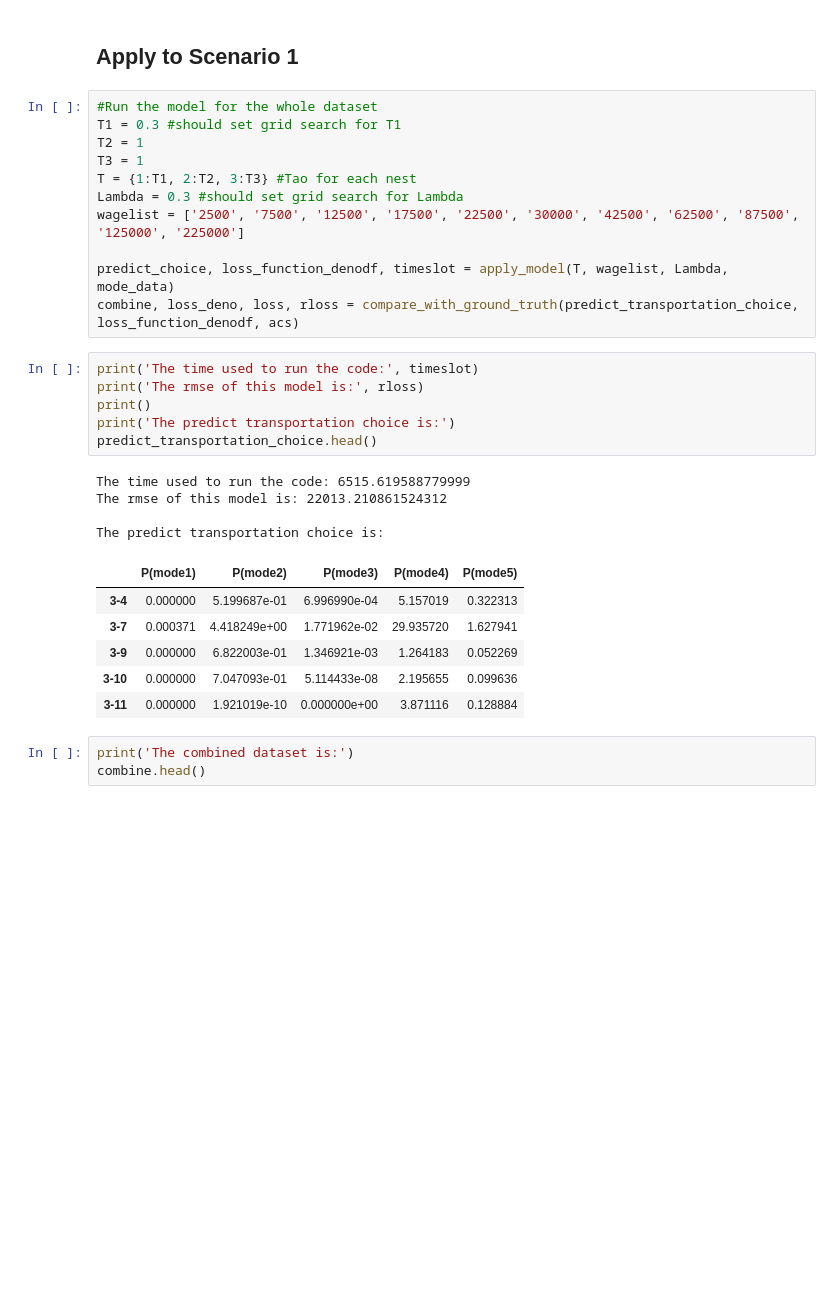
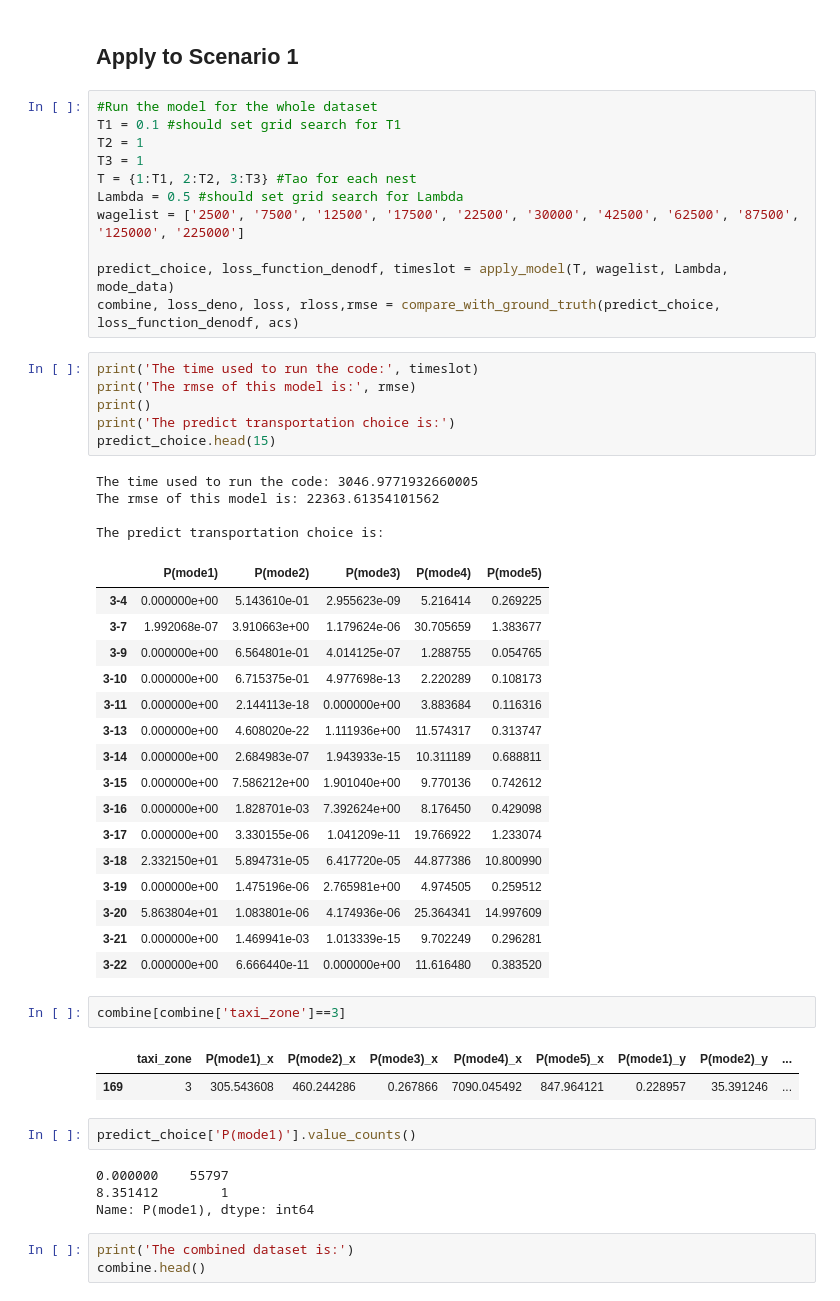
Before and after one commit to Rufei-Sheng/Manhattan-Congestion-Surcharge-Capstone, a Jupyter notebook: modeling/modeling_update_7_17.ipynb, the cells around one changed output. Cells and saved outputs as stored; diff of their text form; blank space fills up the shorter version.

```diff
--- a/modeling/modeling_update_7_17.ipynb
+++ b/modeling/modeling_update_7_17.ipynb
@@ -378,32 +378,53 @@ with open('tuning_rmse.txt','w') as f:
 ## Apply to Scenario 1
 # %%
 #Run the model for the whole dataset
-T1 = 0.3 #should set grid search for T1
+T1 = 0.1 #should set grid search for T1
 T2 = 1
 T3 = 1
 T = {1:T1, 2:T2, 3:T3} #Tao for each nest
-Lambda = 0.3 #should set grid search for Lambda
+Lambda = 0.5 #should set grid search for Lambda
 wagelist = ['2500', '7500', '12500', '17500', '22500', '30000', '42500', '62500', '87500', '125000', '225000']
 
 predict_choice, loss_function_denodf, timeslot = apply_model(T, wagelist, Lambda, mode_data)
-combine, loss_deno, loss, rloss = compare_with_ground_truth(predict_transportation_choice, loss_function_denodf, acs)
+combine, loss_deno, loss, rloss,rmse = compare_with_ground_truth(predict_choice, loss_function_denodf, acs)
 # %%
 print('The time used to run the code:', timeslot)
-print('The rmse of this model is:', rloss)
+print('The rmse of this model is:', rmse)
 print()
 print('The predict transportation choice is:')
-predict_transportation_choice.head()
+predict_choice.head(15)
 # %% [output]
-The time used to run the code: 6515.619588779999
-The rmse of this model is: 22013.210861524312
+The time used to run the code: 3046.9771932660005
+The rmse of this model is: 22363.61354101562
 
 The predict transportation choice is:
 |  | P(mode1) | P(mode2) | P(mode3) | P(mode4) | P(mode5) |
-| 3-4 | 0.000000 | 5.199687e-01 | 6.996990e-04 | 5.157019 | 0.322313 |
-| 3-7 | 0.000371 | 4.418249e+00 | 1.771962e-02 | 29.935720 | 1.627941 |
-| 3-9 | 0.000000 | 6.822003e-01 | 1.346921e-03 | 1.264183 | 0.052269 |
-| 3-10 | 0.000000 | 7.047093e-01 | 5.114433e-08 | 2.195655 | 0.099636 |
-| 3-11 | 0.000000 | 1.921019e-10 | 0.000000e+00 | 3.871116 | 0.128884 |
+| 3-4 | 0.000000e+00 | 5.143610e-01 | 2.955623e-09 | 5.216414 | 0.269225 |
+| 3-7 | 1.992068e-07 | 3.910663e+00 | 1.179624e-06 | 30.705659 | 1.383677 |
+| 3-9 | 0.000000e+00 | 6.564801e-01 | 4.014125e-07 | 1.288755 | 0.054765 |
+| 3-10 | 0.000000e+00 | 6.715375e-01 | 4.977698e-13 | 2.220289 | 0.108173 |
+| 3-11 | 0.000000e+00 | 2.144113e-18 | 0.000000e+00 | 3.883684 | 0.116316 |
+| 3-13 | 0.000000e+00 | 4.608020e-22 | 1.111936e+00 | 11.574317 | 0.313747 |
+| 3-14 | 0.000000e+00 | 2.684983e-07 | 1.943933e-15 | 10.311189 | 0.688811 |
+| 3-15 | 0.000000e+00 | 7.586212e+00 | 1.901040e+00 | 9.770136 | 0.742612 |
+| 3-16 | 0.000000e+00 | 1.828701e-03 | 7.392624e+00 | 8.176450 | 0.429098 |
+| 3-17 | 0.000000e+00 | 3.330155e-06 | 1.041209e-11 | 19.766922 | 1.233074 |
+| 3-18 | 2.332150e+01 | 5.894731e-05 | 6.417720e-05 | 44.877386 | 10.800990 |
+| 3-19 | 0.000000e+00 | 1.475196e-06 | 2.765981e+00 | 4.974505 | 0.259512 |
+| 3-20 | 5.863804e+01 | 1.083801e-06 | 4.174936e-06 | 25.364341 | 14.997609 |
+| 3-21 | 0.000000e+00 | 1.469941e-03 | 1.013339e-15 | 9.702249 | 0.296281 |
+| 3-22 | 0.000000e+00 | 6.666440e-11 | 0.000000e+00 | 11.616480 | 0.383520 |
+# %%
+combine[combine['taxi_zone']==3]
+# %% [output]
+|  | taxi_zone | P(mode1)_x | P(mode2)_x | P(mode3)_x | P(mode4)_x | P(mode5)_x | P(mode1)_y | P(mode2)_y | ... |
+| 169 | 3 | 305.543608 | 460.244286 | 0.267866 | 7090.045492 | 847.964121 | 0.228957 | 35.391246 | ... |
+# %%
+predict_choice['P(mode1)'].value_counts()
+# %% [output]
+0.000000    55797
+8.351412        1
+Name: P(mode1), dtype: int64
 # %%
 print('The combined dataset is:')
 combine.head()
```
Also changed, not shown: 3 other files.
